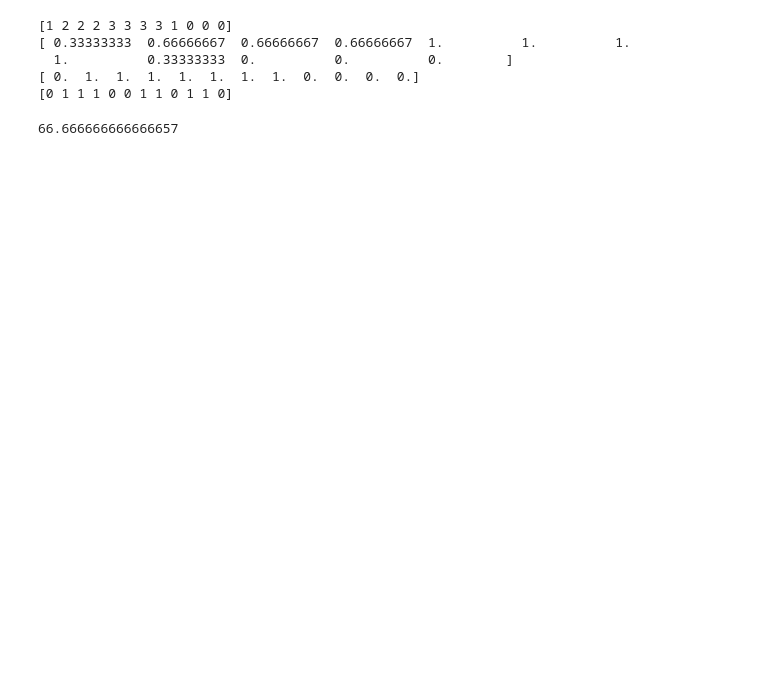
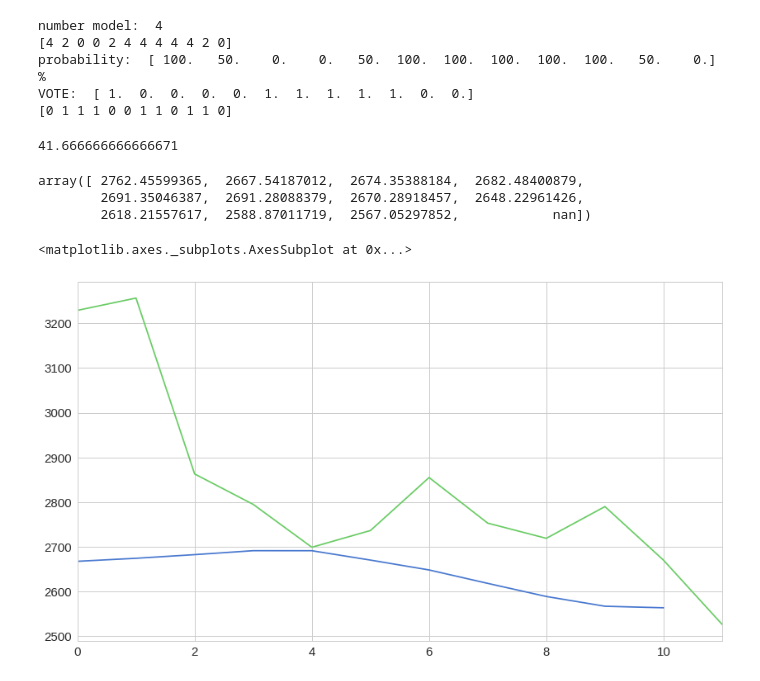
Before and after one commit to Anotherother/pricePrediction, a Jupyter notebook: Engineering/Ansamle.ipynb, the cells around one changed output. Drawn from its saved outputs; the diff is of its cells as text; code cells hidden in the pictures; blank space fills up the shorter version.

Commit message:
Indicator models

```diff
--- a/Engineering/Ansamle.ipynb
+++ b/Engineering/Ansamle.ipynb
@@ -16,10 +16,10 @@ rcParams['figure.figsize'] = 14, 8
 # %%
 data = pd.read_csv('./data_research/dump_for_Jackob.csv')
 
-frame = data[['date', 'prediction_close', 'real_close', 'model', 'pair']]
+frame = data[['date', 'prediction_close', 'real_close', 'model', 'pair', 'prediction_trend']]
 frame = frame.dropna()
 frame = frame.reset_index()
-frame = frame.dropna()[['prediction_close','real_close', 'date','pair' ,'model']]
+frame = frame.dropna()[['prediction_close','real_close', 'date','pair' ,'model','prediction_trend']]
 # %%
 LSTMCloseFeature = frame[frame.model == 'LSTMCloseFeature'].copy()
 LSTM5Features = frame[frame.model == 'LSTM5Features'].copy()
@@ -35,12 +35,13 @@ model_names = [
     LSTMCloseFeature,
     LSTM5Features,
     LSTMHighLow,
-#    LSTMHighLowRaw,
+    LSTMHighLowRaw,
 #    Atr14Moment20,######!!!!!
 #    Atr14Moment20LowHigh,#######!!!!!
 #    Macd_12_26_9stoch_d_14_3roc_14,######
 #    Moment_20ema_rel_diff_10ma_rel_diff_50,
 #    Roc_14moment_20ema_rel_diff_10
+
 ]
 model_results = []
 
@@ -48,7 +49,7 @@ for model in model_names:
     pr_model = pd.DataFrame()
     for i in frame.pair.unique():
         a =  model[model.pair == i].copy()
-        a ['pr_label'] = (a ['prediction_close'] >a['prediction_close'].shift(-1)).astype('int')
+        a ['pr_label'] = (a ['prediction_close'] > a['prediction_close'].shift(-1)).astype('int')
         a['real_label'] = (a['real_close'] > a['real_close'].shift(-1)).astype('int')
         pr_model =pr_model.append(a.copy())
     model_results.append(pr_model.reset_index())
@@ -58,14 +59,19 @@ for i in range(len(model_names)):
     model_names[i] = model_results[i]
 
 result_voting = []
-
-for j in ['USDT_ETH']: # Когда будут предсказания для всех типов рынка - не только для BTC
+res_close = []
+for j in ['USDT_BTC']: # Когда будут предсказания для всех типов рынка - не только для BTC
                        # добавляем через frame.pair.unique()
     a = 0
+    z = 0
     for i in range(len(model_names)):
-        s = model_names[i][model_names[i].pair == j].pr_label.values.reshape(-1,1)
-        a = a+s
+        a+= model_names[i][model_names[i].pair == j].pr_label.values.reshape(-1,1)
+
+        z += model_names[i][model_names[i].pair == j].prediction_close.shift(-1).values.reshape(-1,1)
+        #z += model_names[i][model_names[i].pair == j].prediction_trend.values.reshape(-1,1)
+
     result_voting.append(a)
+    res_close.append(z)
 
 result_voting = np.array(result_voting).reshape(-1,)
 
@@ -73,19 +79,32 @@ probability = np.array(result_voting / len(model_names))
 VOTING = np.round(probability)
 
 TRUE_LABELS  = model_names[0][model_names[0].pair == "USDT_BTC"].real_label.values
+print ('number model: ', len(model_names))
 print (result_voting)
-print (probability)
-print (VOTING)
+print ('probability: ' , probability*100, '%')
+print ('VOTE: ' ,VOTING)
 print (TRUE_LABELS)
 
 np.array(VOTING == TRUE_LABELS).astype('int').sum()/VOTING.shape[0] *100
 # %% [output]
-[1 2 2 2 3 3 3 3 1 0 0 0]
-[ 0.33333333  0.66666667  0.66666667  0.66666667  1.          1.          1.
-  1.          0.33333333  0.          0.          0.        ]
-[ 0.  1.  1.  1.  1.  1.  1.  1.  0.  0.  0.  0.]
+number model:  4
+[4 2 0 0 2 4 4 4 4 4 2 0]
+probability:  [ 100.   50.    0.    0.   50.  100.  100.  100.  100.  100.   50.    0.] %
+VOTE:  [ 1.  0.  0.  0.  0.  1.  1.  1.  1.  1.  0.  0.]
 [0 1 1 1 0 0 1 1 0 1 1 0]
-66.666666666666657
+41.666666666666671
+# %%
+np.array(res_close).reshape(-1,)/4
+# %% [output]
+array([ 2762.45599365,  2667.54187012,  2674.35388184,  2682.48400879,
+        2691.35046387,  2691.28088379,  2670.28918457,  2648.22961426,
+        2618.21557617,  2588.87011719,  2567.05297852,            nan])
+# %%
+plt.plot(np.array(res_close).reshape(-1,)/4)
+model_names[0][model_names[0].pair == 'USDT_BTC'].real_close.plot()
+# %% [output]
+<matplotlib.axes._subplots.AxesSubplot at 0x...>
+[figure, added]
 # %%
 """
 ##################### 58% BTC################
```
Also changed, not shown: parts of 1 cell of this notebook, 17 other files.
